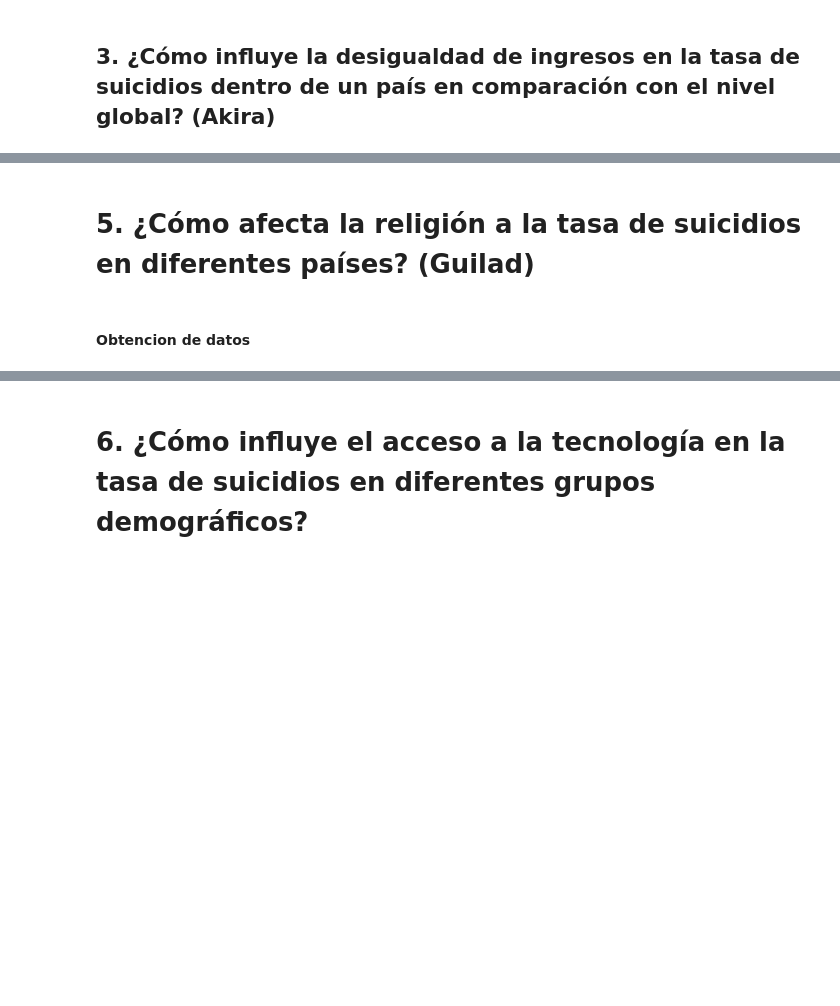
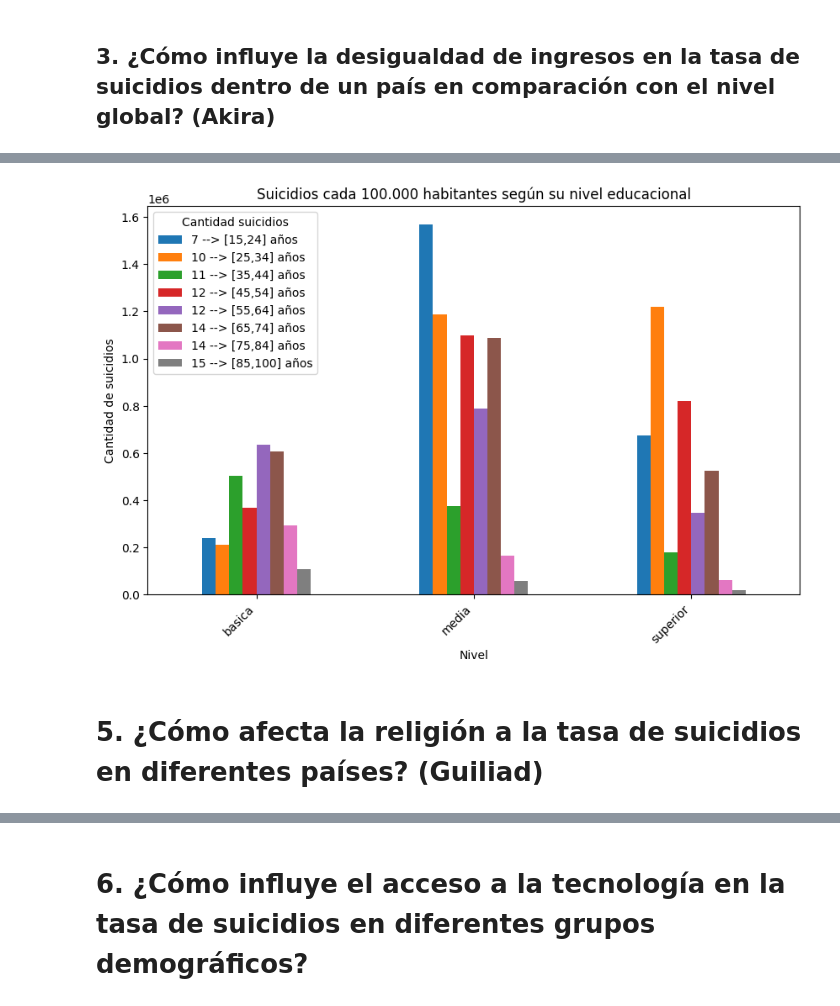
Before and after one commit to mardrouilly/Proyecto-I.C.D.-Grupo-2, a Jupyter notebook: Project_df.ipynb, the cells around one changed output, grey strips where cells are left out. Cells and saved outputs as stored; diff of their text form; code cells hidden in the pictures; blank space fills up the shorter version.

Commit message:
pregunta-educacion (#4)

```diff
--- a/Project_df.ipynb
+++ b/Project_df.ipynb
@@ -119,0 +214,24 @@ suicidios_ingresos2019.head(15)
+# %%
+df_todo = pd.merge(df_clean, df_suicidios, how="left", on="EDADES")
+df_todo = df_todo[["Sexo","Edad","Estudia","Año","Nivel","Completado","EDADES","MUERTES"]]
+df_todo = df_todo.dropna()
+grupo_mapping = {
+    'Científico-humanista': 'media',
+    'Educación básica': 'basica',
+    'Profesional (4 o más años)': 'superior',
+    'Técnica profesional': 'media',
+    'Técnico superior (1-3 años)': 'superior',
+    'Primaria o preparatorio (sistema antiguo)': 'basica',
+    'Humanidades (sistema antiguo)': 'media',
+    'Magíster': 'superior',
+    'Técnica comercial, industrial/normalista (sistema antiguo)': 'media',
+    'Doctorado': 'superior',
+    'Especial o diferencial': 'basica',
+    'Kínder': 'basica',
+    'Sala cuna o jardín infantil': 'basica',
+    'Prekínder': 'basica'
+}
+df_todo['Grupo'] = df_todo['Nivel'].map(grupo_mapping)
+orden_categorias = ['basica', 'media', 'superior']
+df_todo['Grupo'] = pd.Categorical(df_todo['Grupo'], categories=orden_categorias, ordered=True)
+df_todo
@@ -119,0 +252,3 @@ suicidios_ingresos2019.head(15)
+# %%
+tabla = pd.crosstab(df_todo["Grupo"],df_todo["MUERTES"])
+tabla
@@ -120,4 +261,12 @@ suicidios_ingresos2019.head(15)
+# %%
+ax = tabla.plot(kind='bar', figsize=(10, 6))
+ax.set_title('Suicidios cada 100.000 habitantes según su nivel educacional')
+ax.set_xlabel('Nivel')
+ax.set_ylabel('Cantidad de suicidios')
+ax.legend(["7 --> [15,24] años", "10 --> [25,34] años", "11 --> [35,44] años", "12 --> [45,54] años", "12 --> [55,64] años", "14 --> [65,74] años", "14 --> [75,84] años", "15 --> [85,100] años"], title='Cantidad suicidios')
+ax.set_xticklabels(tabla.index, rotation=45, ha='right')
+plt.show()
+# %% [output]
+[figure, added]
 # %% [markdown]
-# 5. ¿Cómo afecta la religión a la tasa de suicidios en diferentes países? (Guilad)
+# 5. ¿Cómo afecta la religión a la tasa de suicidios en diferentes países? (Guiliad)
-# %% [markdown]
-#### Obtencion de datos
```
Also changed, not shown: parts of 37 cells of this notebook.
